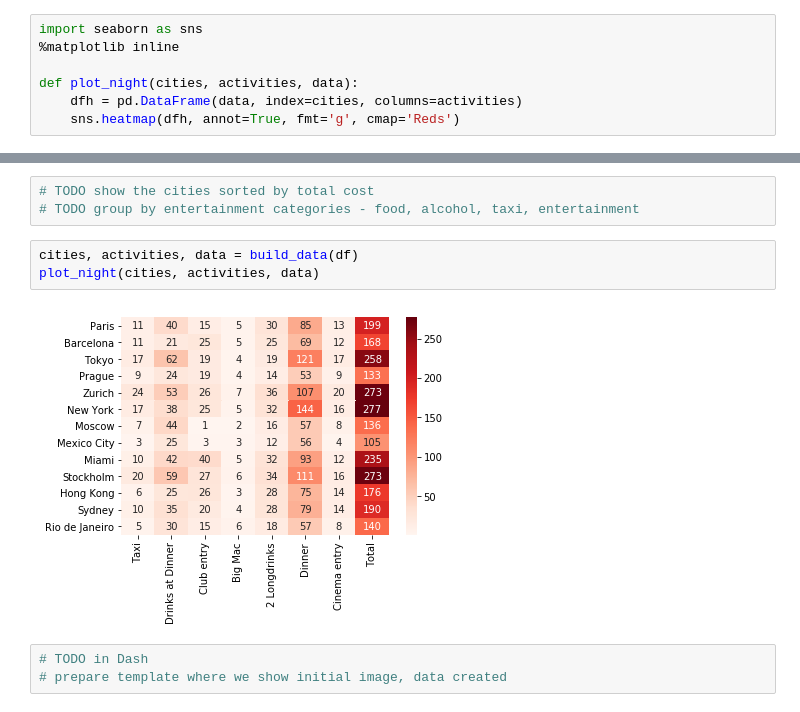
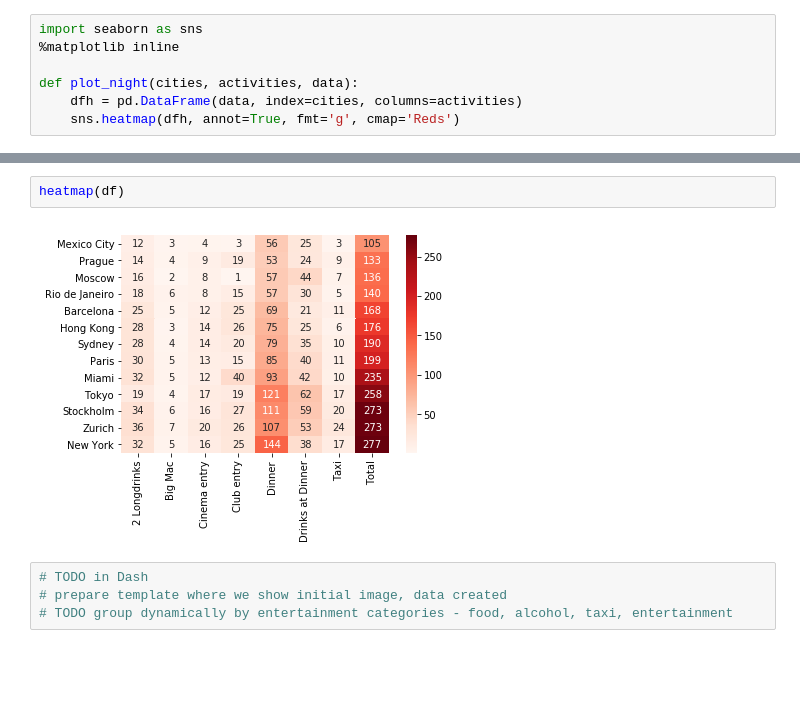
Before and after one commit to fizquierdo/Viz, a Jupyter notebook: make-over-monday/week48-cost-of-night-out/cost-night-out.ipynb, the cells around one changed output, grey strips where cells are left out. Drawn from its saved outputs; the diff is of its cells as text; blank space fills up the shorter version.

```diff
--- a/make-over-monday/week48-cost-of-night-out/cost-night-out.ipynb
+++ b/make-over-monday/week48-cost-of-night-out/cost-night-out.ipynb
@@ -53,11 +43,8 @@ plot_night(cities, activities, data)
+# %%
+heatmap(df)
+# %% [output]
+[figure, added]
 # %%
-# TODO show the cities sorted by total cost
-# TODO group by entertainment categories - food, alcohol, taxi, entertainment
+# TODO in Dash
+# prepare template where we show initial image, data created
+# TODO group dynamically by entertainment categories - food, alcohol, taxi, entertainment
-# %%
-cities, activities, data = build_data(df)
-plot_night(cities, activities, data)
-# %% [output]
-[figure, removed]
-# %%
-# TODO in Dash
-# prepare template where we show initial image, data created
```
Also changed, not shown: parts of 7 cells of this notebook.
